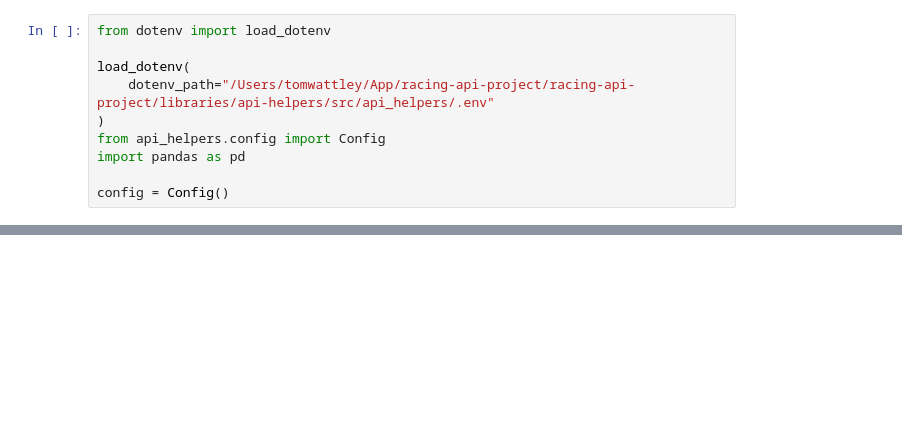
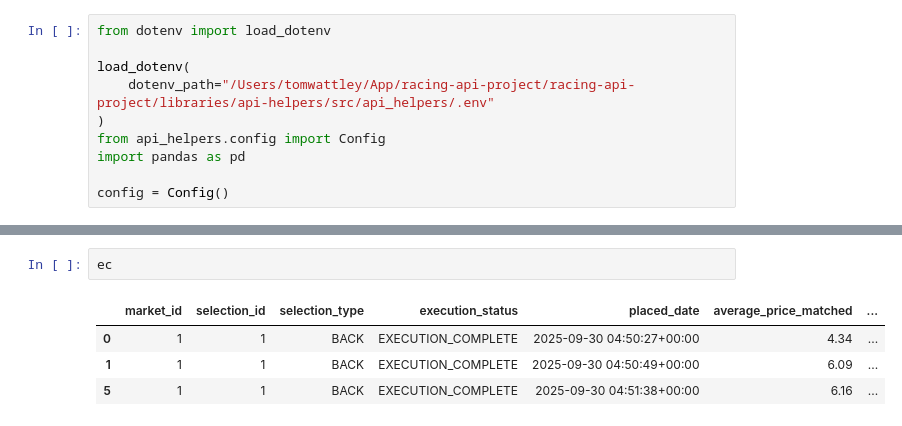
Before and after one commit to twattley/racing-api-project, a Jupyter notebook: notebooks/bf_client.ipynb, the cells around one changed output, grey strips where cells are left out. Drawn from its saved outputs; the diff is of its cells as text; blank space fills up the shorter version.

```diff
--- a/notebooks/bf_client.ipynb
+++ b/notebooks/bf_client.ipynb
@@ -82,0 +192,7 @@ bf[bf['race_time']== '2025-09-15 16:12:00+01:00']
+# %%
+ec
+# %% [output]
+|  | market_id | selection_id | selection_type | execution_status | placed_date | average_price_matched | ... |
+| 0 | 1 | 1 | BACK | EXECUTION_COMPLETE | 2025-09-30 04:50:27+00:00 | 4.34 | ... |
+| 1 | 1 | 1 | BACK | EXECUTION_COMPLETE | 2025-09-30 04:50:49+00:00 | 6.09 | ... |
+| 5 | 1 | 1 | BACK | EXECUTION_COMPLETE | 2025-09-30 04:51:38+00:00 | 6.16 | ... |
```
Also changed, not shown: parts of 25 cells of this notebook, 8 other files.
